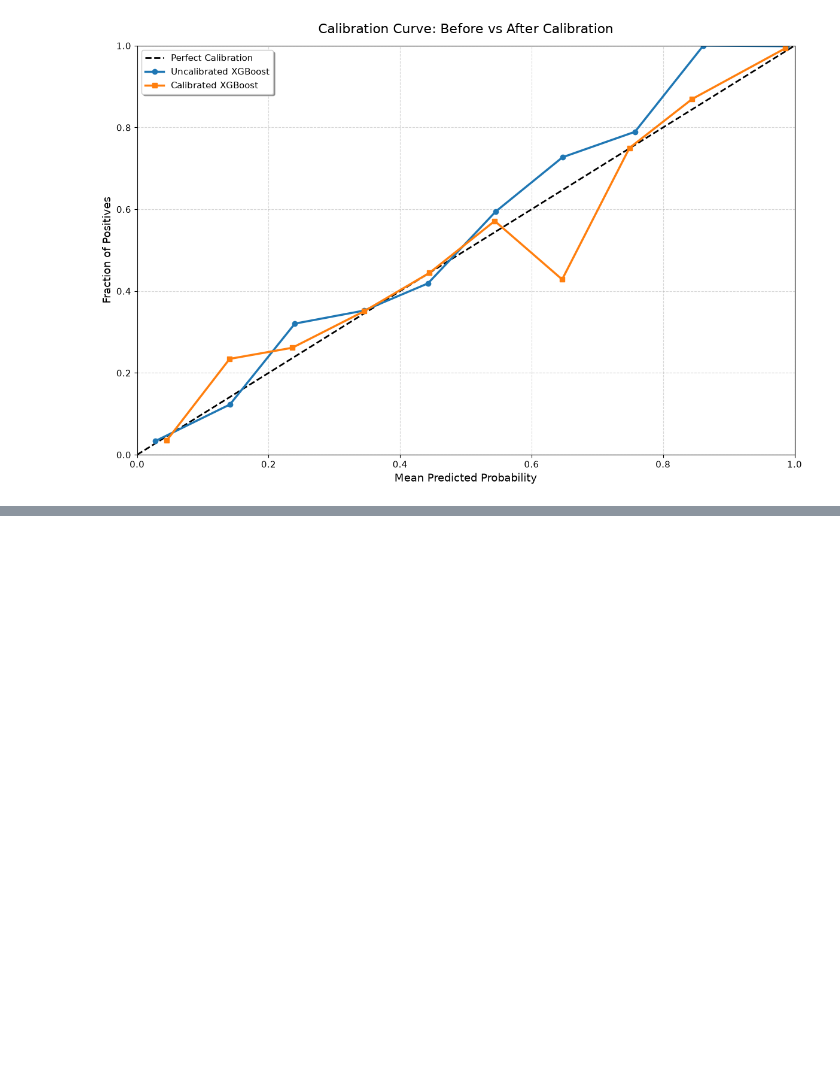
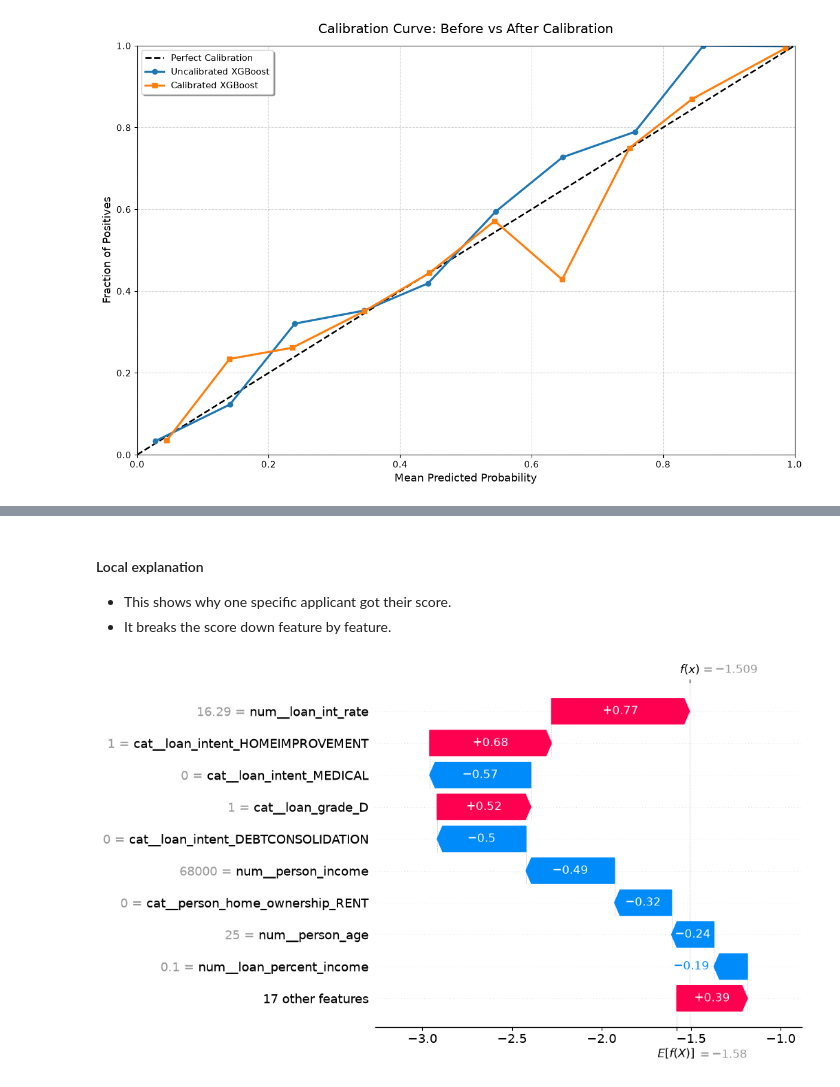
Before and after one commit to AlwinVJ/Credit-Risk-Assessment, a Jupyter notebook: credit_risk_assessment.ipynb, the cells around one changed output, grey strips where cells are left out. Cells and saved outputs as stored; diff of their text form; code cells hidden in the pictures; blank space fills up the shorter version.

```diff
--- a/credit_risk_assessment.ipynb
+++ b/credit_risk_assessment.ipynb
@@ -1202,0 +1250,19 @@ plt.show()
+# %% [markdown]
+#### Local explanation
+- This shows why one specific applicant got their score.
+- It breaks the score down feature by feature.
+# %%
+# Pick one row to explain, e.g. the 11th applicant in the test set
+row_index = 11
+
+#2. Draw a waterfall plot showing how each feature pushed the prediction up or down.
+shap.plots.waterfall(
+    shap.Explanation(
+        values = shap_values[row_index],
+        base_values = explainer.expected_value,
+        data = X_test_df.iloc[row_index],
+        feature_names = feature_names
+    )
+)
+# %% [output]
+[figure, added]
```
Also changed, not shown: parts of 21 cells of this notebook, 3 other files.
